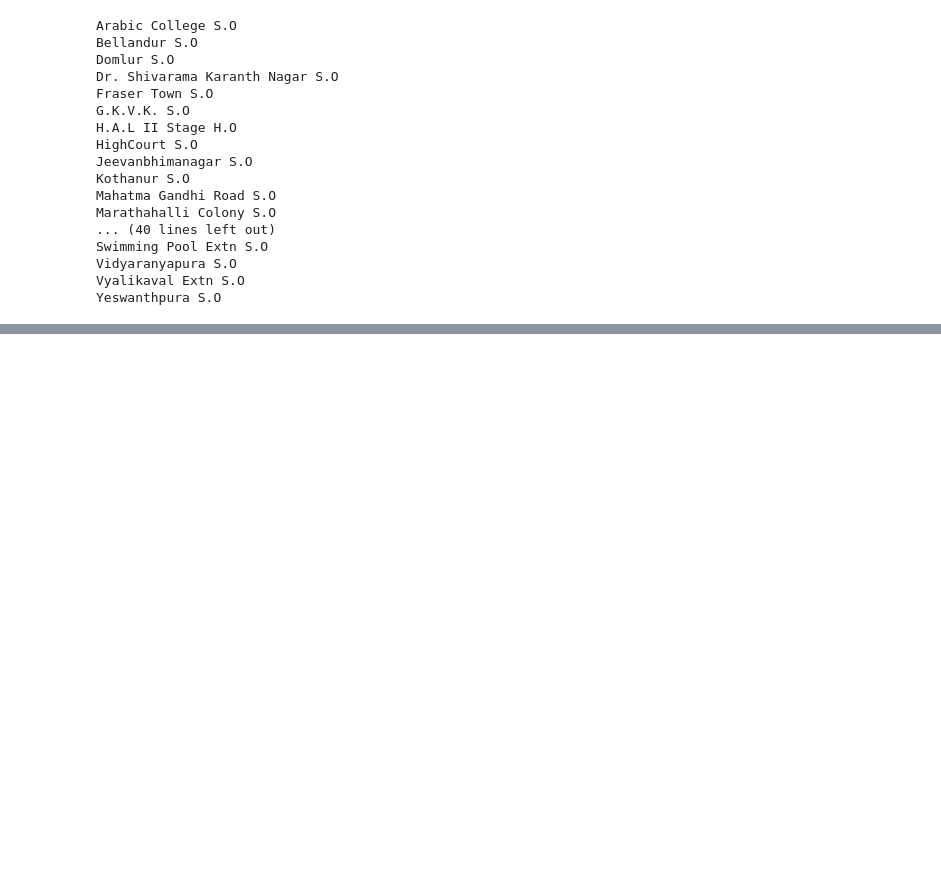
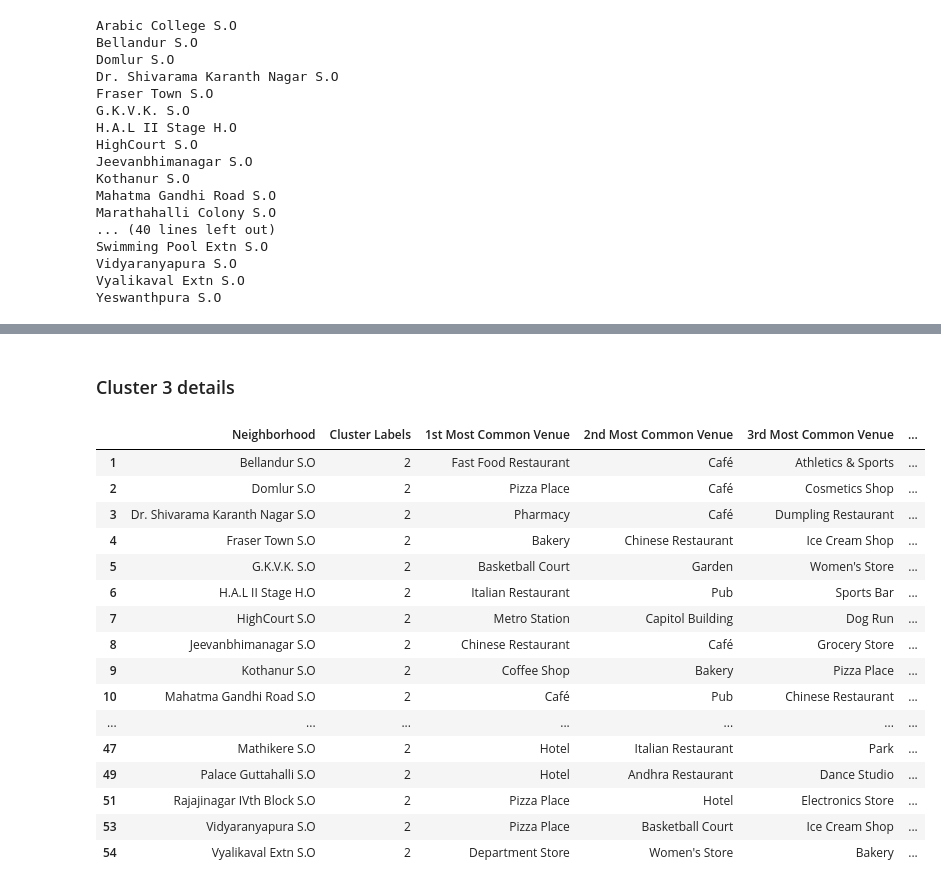
Before and after one commit to abhi-2693/Coursera_capstone, a Jupyter notebook: Capstone project/CapstoneProj_BattleoftheNeighborhoods.ipynb, the cells around one changed output, grey strips where cells are left out. Saved outputs shown, nothing was run; the diff lists cells and outputs as text; code cells hidden in the pictures; blank space fills up the shorter version.

```diff
--- a/Capstone project/CapstoneProj_BattleoftheNeighborhoods.ipynb
+++ b/Capstone project/CapstoneProj_BattleoftheNeighborhoods.ipynb
@@ -40,7 +49,6 @@ path = '{}/all_india_PO_list_without_APS_offices_ver2_lat_long.csv'.format(os.ge
 raw_data = pd.read_csv(path).dropna(subset=['longitude','latitude']).reset_index()
 Bang_raw_data = raw_data[(raw_data['Districtname']=='Bangalore')].reset_index()
 Bangalore_data = Bang_raw_data[['pincode','officename','Districtname','longitude','latitude']].dropna()
-Bangalore_data['officename']=Bangalore_data['officename'].replace('.+ S.O','.+')
 Bangalore_data.rename(columns={'pincode':'PostalCode','officename':'Neighborhood','Districtname':'City'},inplace=True)
 Bangalore_data.head()
 # %% [output]
@@ -53,19 +63,20 @@ Bangalore_data.head()
 # %%
 address = 'Bangalore'
 
-geolocator = Nominatim()
+geolocator = Nominatim(user_agent='Bangalore_explorer')
 location = geolocator.geocode(address)
 latitude = location.latitude
 longitude = location.longitude
-print('The geograpical coordinate of Bangalore are {}, {}.'.format(latitude, longitude))
-
-
+print('The geograpical coordinate of Bangalore are {}, {}.\nBelow are the Nieghborhoods I will be exploring.'.format(latitude, longitude))
 
 # create map of New York using latitude and longitude values
-map_newyork = folium.Map(location=[latitude, longitude], zoom_start=10)
+map_bangalore = folium.Map(location=[latitude, longitude], zoom_start=11)
 
 # add markers to map
-for lat, lng, borough, neighborhood in zip(Bangalore_data['latitude'], Bangalore_data['longitude'], Bangalore_data['Neighborhood'],Bangalore_data['City']):
+for lat, lng, borough, neighborhood in zip(Bangalore_data['latitude'],
+                                           Bangalore_data['longitude'],
+                                           Bangalore_data['Neighborhood'],
+                                           Bangalore_data['City']):
     label = '{}, {}'.format(neighborhood, borough)
     label = folium.Popup(label, parse_html=True)
     folium.CircleMarker(
@@ -76,8 +87,8 @@ for lat, lng, borough, neighborhood in zip(Bangalore_data['latitude'], Bangalore
         fill=True,
         fill_color='#3186cc',
         fill_opacity=0.7,
-        parse_html=False).add_to(map_newyork)
+        parse_html=False).add_to(map_bangalore)
 
-map_newyork
+map_bangalore
 # %% [output]
 The geograpical coordinate of Bangalore are 12.9791198, 77.5912997.
@@ -108,7 +109,4 @@ for j in city:
 # %%
-
-ACCESS_TOKEN = 'WC4JYNHNPRJSZU2QOPWKCPDVOFGDIU5S2C4CPIX4GRDKZDGP'
-
 def getNearbyVenues(names, latitudes, longitudes, radius=500, LIMIT=150):
 
     venues_list=[]
@@ -146,8 +144,8 @@ def getNearbyVenues(names, latitudes, longitudes, radius=500, LIMIT=150):
                   'Venue Latitude',
                   'Venue Longitude',
                   'Venue Category']
-
-    return nearby_venues, results
+    result = requests.get(url).json()
+    return nearby_venues, result
 
 # type your answer here
 Bangalore_venues ,Bang_result = getNearbyVenues(names=Bangalore_data['Neighborhood'],
@@ -222,0 +175,5 @@ manhattan_onehot.head()
+# %%
+Bangalore_venues = Bangalore_venues[Bangalore_venues['Venue Category']!='Indian Restaurant'].reset_index(drop=True)
+Bangalore_venues.dropna(inplace=True)
+print('There are {} uniques categories.\nData looks like ...'.format(len(Bangalore_venues['Venue Category'].unique())))
+Bangalore_venues.head()
@@ -222,0 +302,22 @@ manhattan_onehot.head()
+# %% [markdown]
+### Cluster 3 details
+# %%
+bangalore_merged.loc[bangalore_merged['Cluster Labels'] == 2, bangalore_merged.columns[[1] + list(range(5, bangalore_merged.shape[1]))]]
+# %% [output]
+|  | Neighborhood | Cluster Labels | 1st Most Common Venue | 2nd Most Common Venue | 3rd Most Common Venue | ... |
+| 1 | Bellandur S.O | 2 | Fast Food Restaurant | Café | Athletics & Sports | ... |
+| 2 | Domlur S.O | 2 | Pizza Place | Café | Cosmetics Shop | ... |
+| 3 | Dr. Shivarama Karanth Nagar S.O | 2 | Pharmacy | Café | Dumpling Restaurant | ... |
+| 4 | Fraser Town S.O | 2 | Bakery | Chinese Restaurant | Ice Cream Shop | ... |
+| 5 | G.K.V.K. S.O | 2 | Basketball Court | Garden | Women's Store | ... |
+| 6 | H.A.L II Stage H.O | 2 | Italian Restaurant | Pub | Sports Bar | ... |
+| 7 | HighCourt S.O | 2 | Metro Station | Capitol Building | Dog Run | ... |
+| 8 | Jeevanbhimanagar S.O | 2 | Chinese Restaurant | Café | Grocery Store | ... |
+| 9 | Kothanur S.O | 2 | Coffee Shop | Bakery | Pizza Place | ... |
+| 10 | Mahatma Gandhi Road S.O | 2 | Café | Pub | Chinese Restaurant | ... |
+| ... | ... | ... | ... | ... | ... | ... |
+| 47 | Mathikere S.O | 2 | Hotel | Italian Restaurant | Park | ... |
+| 49 | Palace Guttahalli S.O | 2 | Hotel | Andhra Restaurant | Dance Studio | ... |
+| 51 | Rajajinagar IVth Block S.O | 2 | Pizza Place | Hotel | Electronics Store | ... |
+| 53 | Vidyaranyapura S.O | 2 | Pizza Place | Basketball Court | Ice Cream Shop | ... |
+| 54 | Vyalikaval Extn S.O | 2 | Department Store | Women's Store | Bakery | ... |
```
Also changed, not shown: parts of 30 cells of this notebook.
